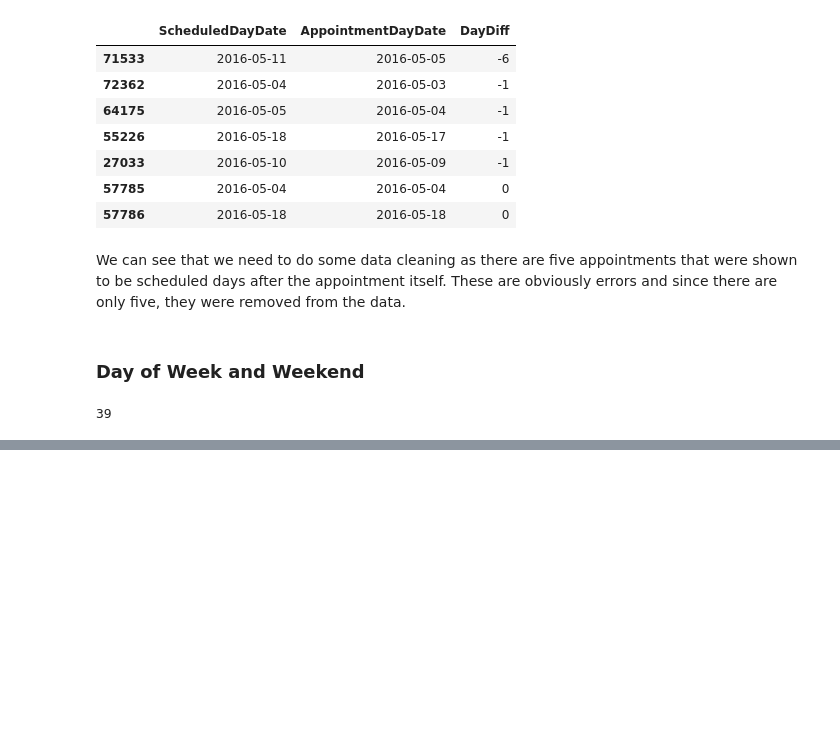
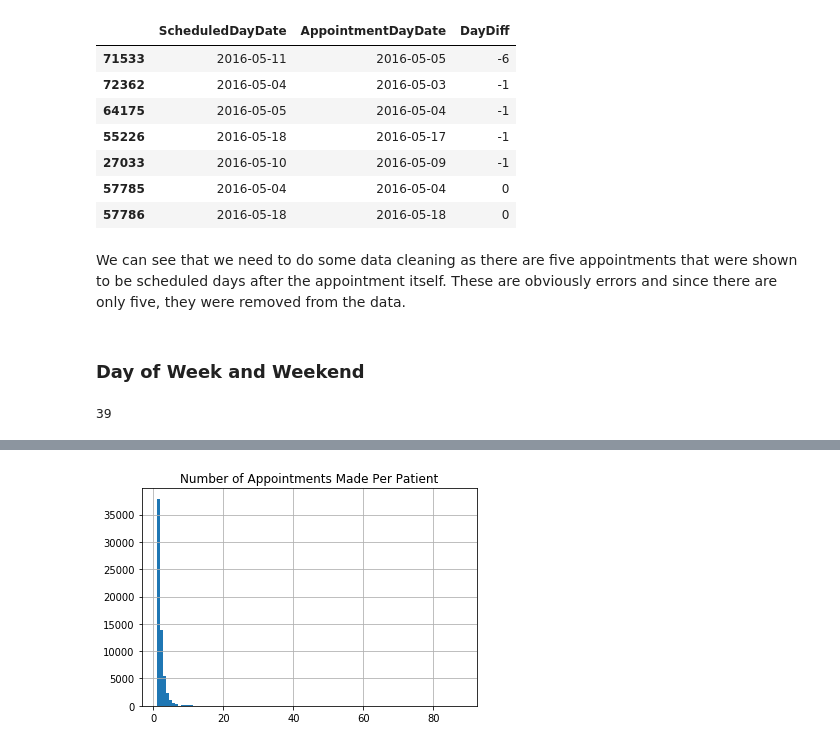
Before and after one commit to jaclynrich/appt-no-show, a Jupyter notebook: appt-no-show.ipynb, the cells around one changed output, grey strips where cells are left out. Saved outputs shown, nothing was run; the diff lists cells and outputs as text; code cells hidden in the pictures; blank space fills up the shorter version.

```diff
--- a/appt-no-show.ipynb
+++ b/appt-no-show.ipynb
@@ -638,0 +686,5 @@ ow['Weekend'].sum()
+# %%
+num_appts_by_patient.hist(bins = 100)
+plt.title("Number of Appointments Made Per Patient");
+# %% [output]
+[figure, added]
```
Also changed, not shown: parts of 20 cells of this notebook.
